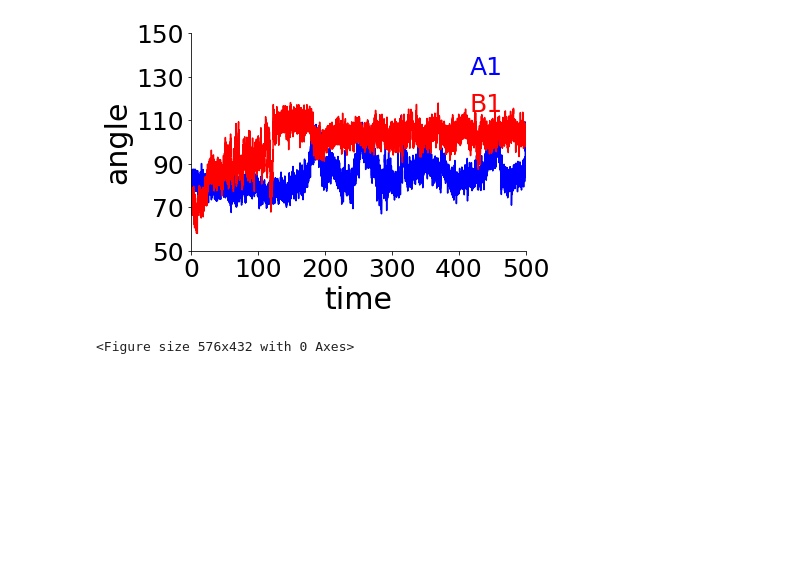
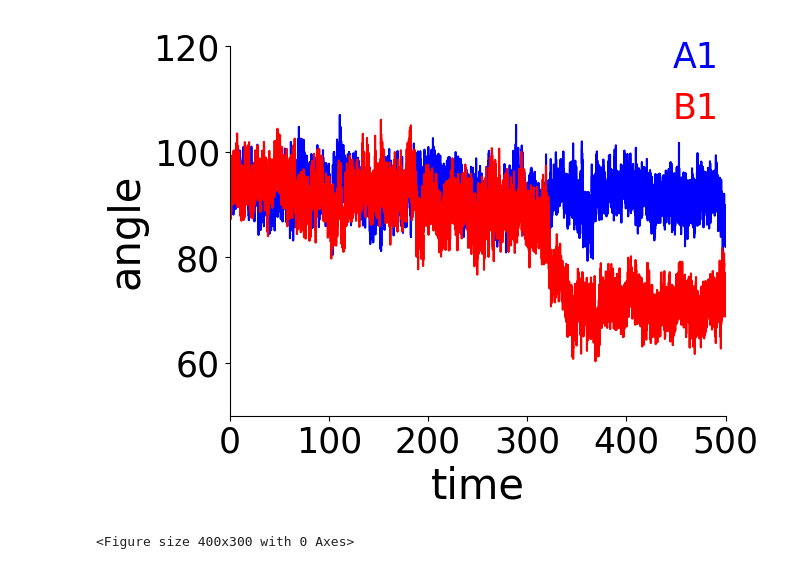
Before and after one commit to shub-bioinfo/Python, a Jupyter notebook: lineplots.ipynb, the cells around one changed output. Cells and saved outputs as stored; diff of their text form; code cells hidden in the pictures; blank space fills up the shorter version.

```diff
--- a/lineplots.ipynb
+++ b/lineplots.ipynb
@@ -7,33 +6,41 @@ import  matplotlib
 # %%
-a, b=np.loadtxt('angleApoHLyA2.xvg', comments=['#', '@'], unpack=True)
-c, d=np.loadtxt('angleApoHLyB1.xvg', comments=['#', '@'], unpack=True)
+a, b=np.loadtxt('angleApoA1.xvg', comments=['#', '@'], unpack=True)
+c, d=np.loadtxt('angleApoA2.xvg', comments=['#', '@'], unpack=True)
 
 plt.plot(a/1000, b, "-b", label="A1" )
 plt.plot(c/1000, d, "-r", label="B1" )
+
+
+#plt.plot(b, stats.norm.pdf(70, 12, 100), density=True)
+#plt.plot(120, bins=100, normed=1, "-b", label="A1", alpha=0.5 )
+
+
 plt.xlabel('time', fontsize=30)                      #xlabel
 plt.ylabel('angle', fontsize=30)                     #ylabel
 
 plt.xlim(0, 500)                                    #xrange
-plt.ylim(50, 100)                                     #yrange
+plt.ylim(50, 120)                                   #yrange
 
-plt.yticks(np.arange(50, 151, 20), fontsize=25)         #ticks
+plt.yticks(np.arange(60, 121, 20), fontsize=25)        #ticks
 plt.xticks(np.arange(0,501,100), fontsize=25)
 
 axs=plt.gca()
 # Hide the right and top spines
 axs.spines['right'].set_visible(False)
 axs.spines['top'].set_visible(False)
 
 # Only show ticks on the left and bottom spines
 axs.yaxis.set_ticks_position('left')
 axs.xaxis.set_ticks_position('bottom')
 
 #labelcolor available >3.4 version of matplotlib
-axs.legend(loc='upper right', handlelength=0, handletextpad=0, frameon=False, labelcolor='linecolor', fontsize=25)
+#bbox(x, y, width, height)
+#axs.legend(loc='upper right', handlelength=0, handletextpad=0, frameon=False, labelcolor='linecolor', fontsize=25)
+axs.legend(loc='best', bbox_to_anchor=(0.6, 0.55, 0.45, 0.55), handlelength=0, handletextpad=0, frameon=False, labelcolor='linecolor', fontsize=25)
 
-plt.figure(figsize=[8,6])
+plt.figure(figsize=[4,3])
 #To remove the whitespace
 plt.savefig('saved_figure-50pi.png', dpi = 300, bbox_inches='tight',pad_inches = 0)
 # %% [output]
-[figure, old version]
+[figure, new version]
-<Figure size 576x432 with 0 Axes>
+<Figure size 400x300 with 0 Axes>
```
Also changed, not shown: parts of 8 cells of this notebook.
